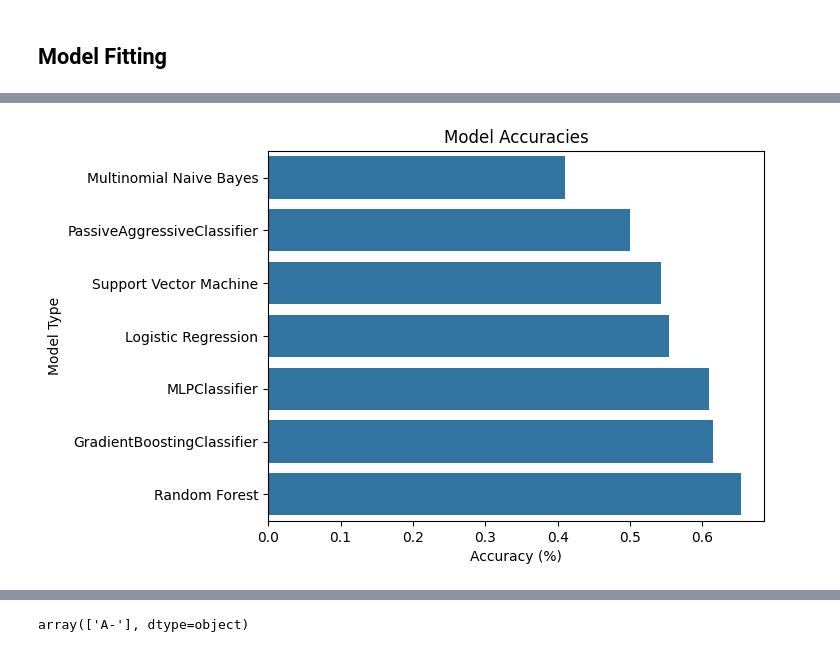
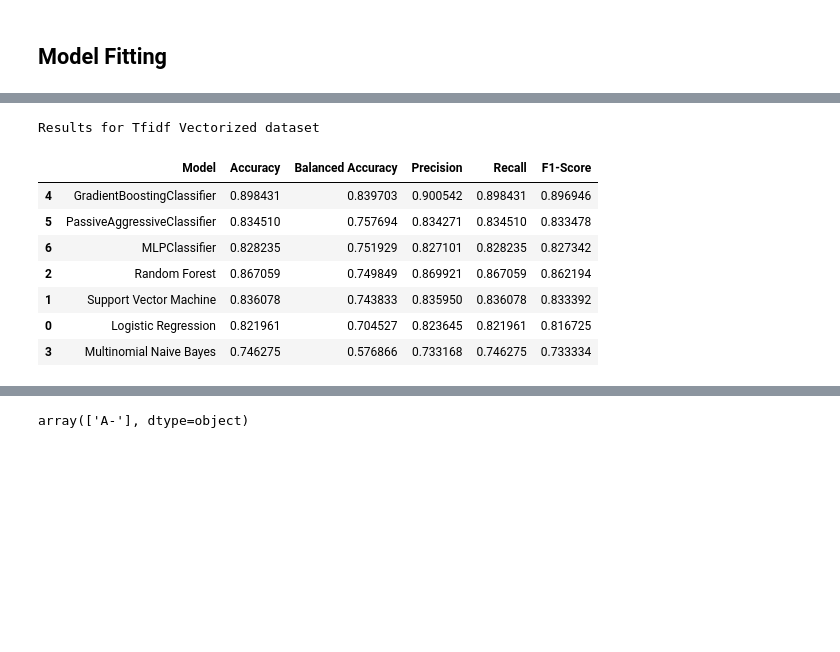
Before and after one commit to j-miskill/sustain-nlp, a Jupyter notebook: analysis.ipynb, the cells around one changed output, grey strips where cells are left out. Drawn from its saved outputs; the diff is of its cells as text; code cells hidden in the pictures; blank space fills up the shorter version.

```diff
--- a/analysis.ipynb
+++ b/analysis.ipynb
@@ -238,12 +268,14 @@ results_df
-# %%
-import matplotlib.pyplot as plt
-import seaborn as sns
-
-results_df.sort_values(by="Accuracy", ascending=True, inplace=True)
-sns.barplot(x="Accuracy", y="Model", data=results_df)
-plt.title("Model Accuracies")
-plt.xlabel('Accuracy (%)')
-plt.ylabel('Model Type')
-plt.show()
-# %% [output]
-[figure, removed]
+# %%
+tfidf_vectorized_results_df.sort_values(by="Balanced Accuracy", ascending=False, inplace=True)
+print('Results for Tfidf Vectorized dataset')
+tfidf_vectorized_results_df
+# %% [output]
+Results for Tfidf Vectorized dataset
+|  | Model | Accuracy | Balanced Accuracy | Precision | Recall | F1-Score |
+| 4 | GradientBoostingClassifier | 0.898431 | 0.839703 | 0.900542 | 0.898431 | 0.896946 |
+| 5 | PassiveAggressiveClassifier | 0.834510 | 0.757694 | 0.834271 | 0.834510 | 0.833478 |
+| 6 | MLPClassifier | 0.828235 | 0.751929 | 0.827101 | 0.828235 | 0.827342 |
+| 2 | Random Forest | 0.867059 | 0.749849 | 0.869921 | 0.867059 | 0.862194 |
+| 1 | Support Vector Machine | 0.836078 | 0.743833 | 0.835950 | 0.836078 | 0.833392 |
+| 0 | Logistic Regression | 0.821961 | 0.704527 | 0.823645 | 0.821961 | 0.816725 |
+| 3 | Multinomial Naive Bayes | 0.746275 | 0.576866 | 0.733168 | 0.746275 | 0.733334 |
```
Also changed, not shown: parts of 12 cells of this notebook.
